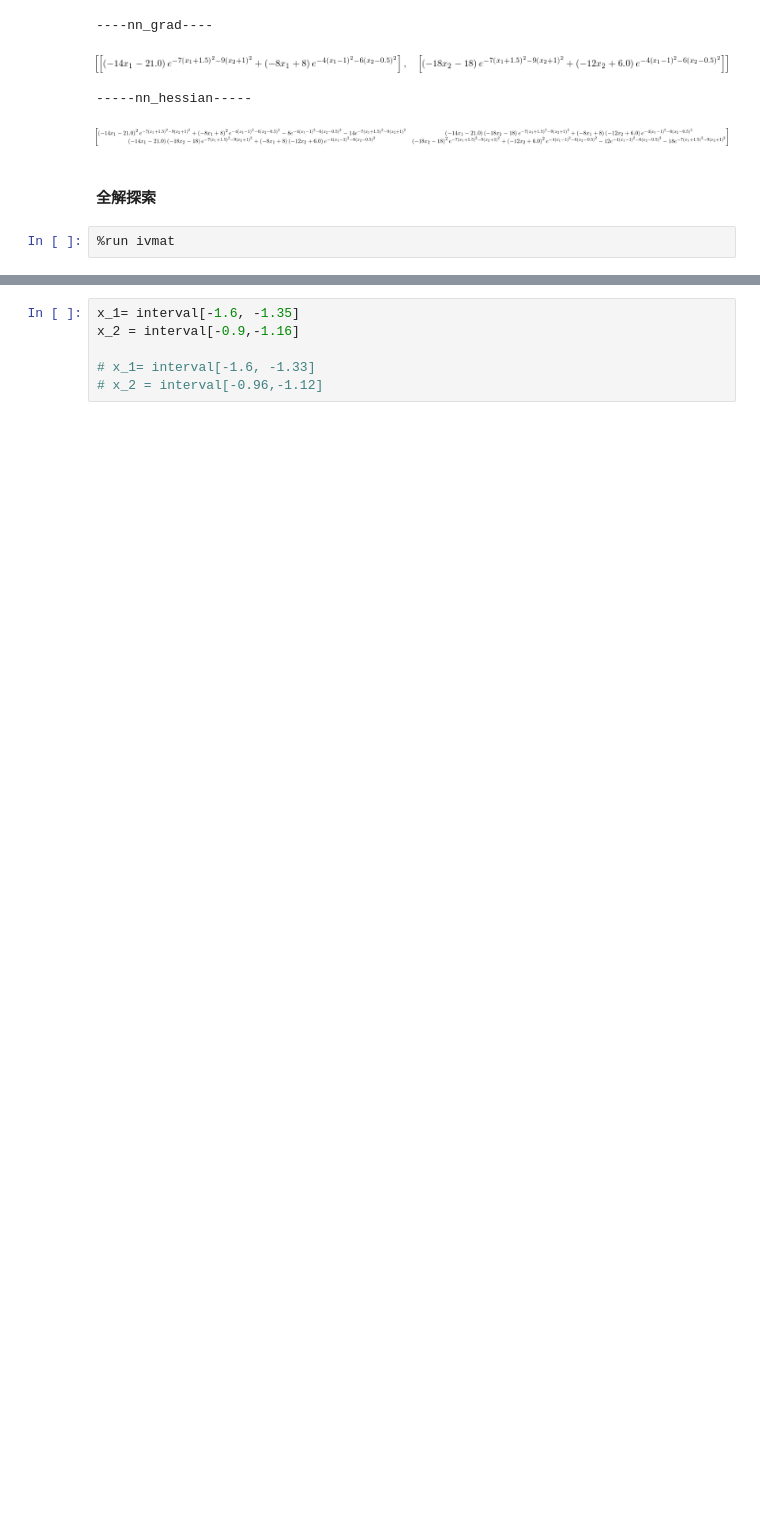
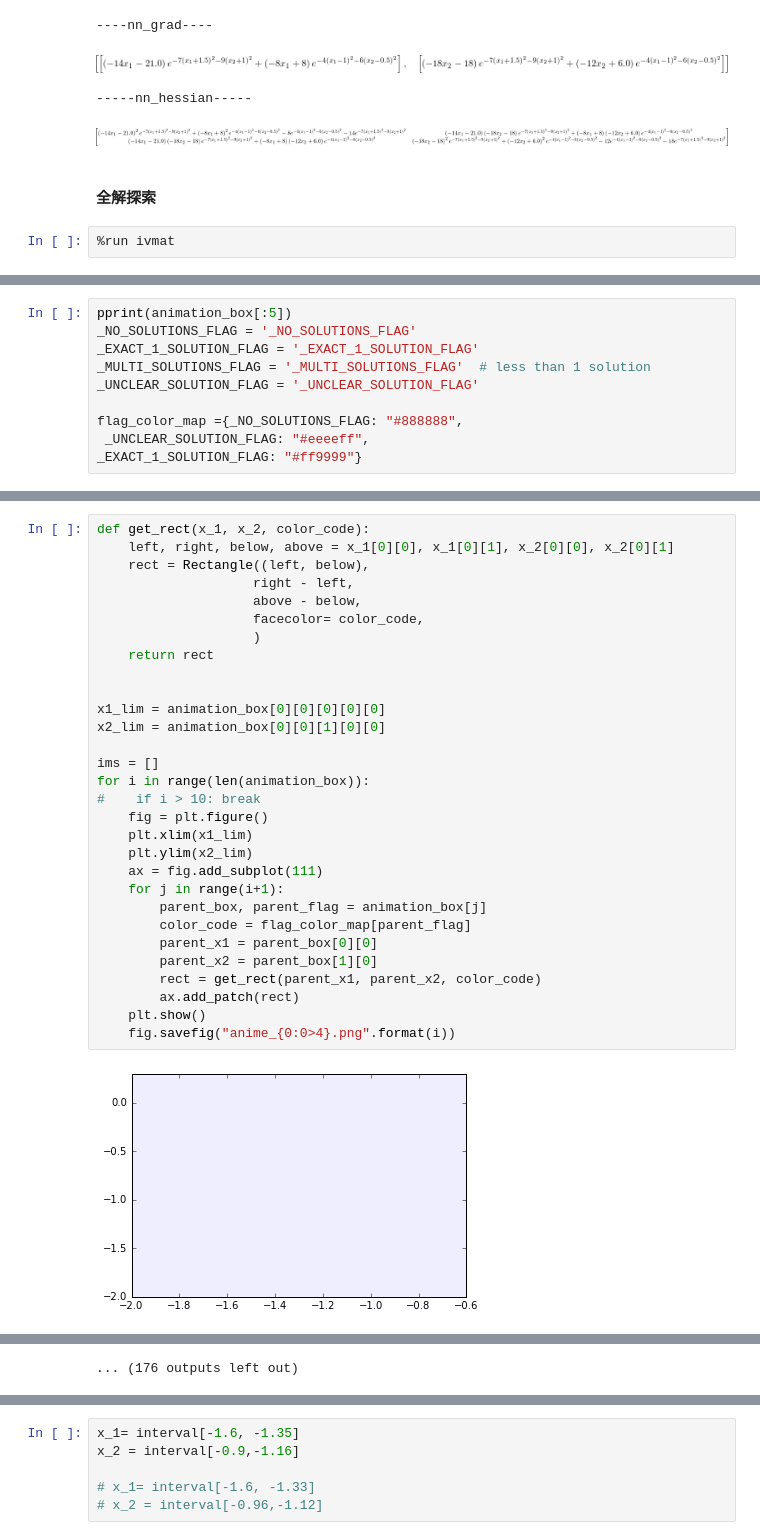
Before and after one commit to tkda-h3/interval-newton-method, a Jupyter notebook: nn-output-optimization.ipynb, the cells around one changed output, grey strips where cells are left out. Drawn from its saved outputs; the diff is of its cells as text; blank space fills up the shorter version.

```diff
--- a/nn-output-optimization.ipynb
+++ b/nn-output-optimization.ipynb
@@ -158,0 +158,10 @@ T_num
+# %%
+pprint(animation_box[:5])
+_NO_SOLUTIONS_FLAG = '_NO_SOLUTIONS_FLAG'
+_EXACT_1_SOLUTION_FLAG = '_EXACT_1_SOLUTION_FLAG'
+_MULTI_SOLUTIONS_FLAG = '_MULTI_SOLUTIONS_FLAG'  # less than 1 solution
+_UNCLEAR_SOLUTION_FLAG = '_UNCLEAR_SOLUTION_FLAG'
+
+flag_color_map ={_NO_SOLUTIONS_FLAG: "#888888",
+ _UNCLEAR_SOLUTION_FLAG: "#eeeeff",
+_EXACT_1_SOLUTION_FLAG: "#ff9999"}
@@ -158,0 +179,32 @@ T_num
+# %%
+def get_rect(x_1, x_2, color_code):
+    left, right, below, above = x_1[0][0], x_1[0][1], x_2[0][0], x_2[0][1]
+    rect = Rectangle((left, below),
+                    right - left,
+                    above - below,
+                    facecolor= color_code,
+                    )
+    return rect
+
+
+x1_lim = animation_box[0][0][0][0][0]
+x2_lim = animation_box[0][0][1][0][0]
+
+ims = []
+for i in range(len(animation_box)):
+#    if i > 10: break
+    fig = plt.figure()
+    plt.xlim(x1_lim)
+    plt.ylim(x2_lim)
+    ax = fig.add_subplot(111)
+    for j in range(i+1):
+        parent_box, parent_flag = animation_box[j]
+        color_code = flag_color_map[parent_flag]
+        parent_x1 = parent_box[0][0]
+        parent_x2 = parent_box[1][0]
+        rect = get_rect(parent_x1, parent_x2, color_code)
+        ax.add_patch(rect)
+    plt.show()
+    fig.savefig("anime_{0:0>4}.png".format(i))
+# %% [output]
+[figure, added]
@@ -158,0 +222 @@ T_num
+... (176 outputs left out)
```
Also changed, not shown: parts of 9 cells of this notebook, 1 other file.
